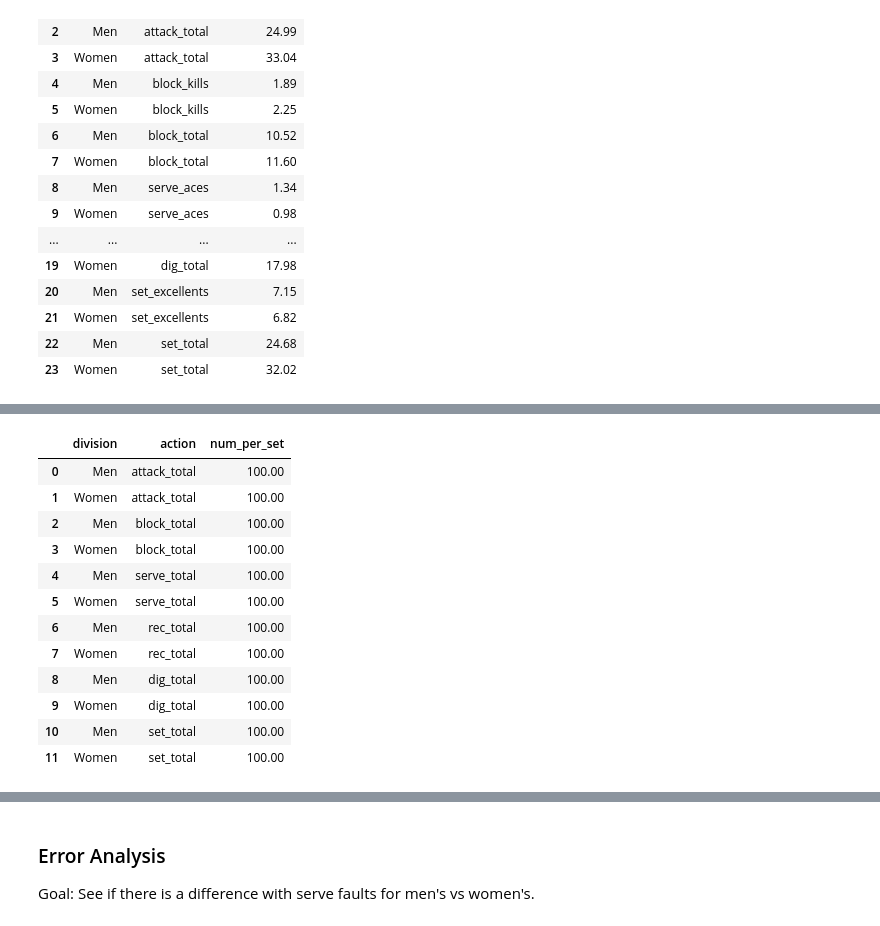
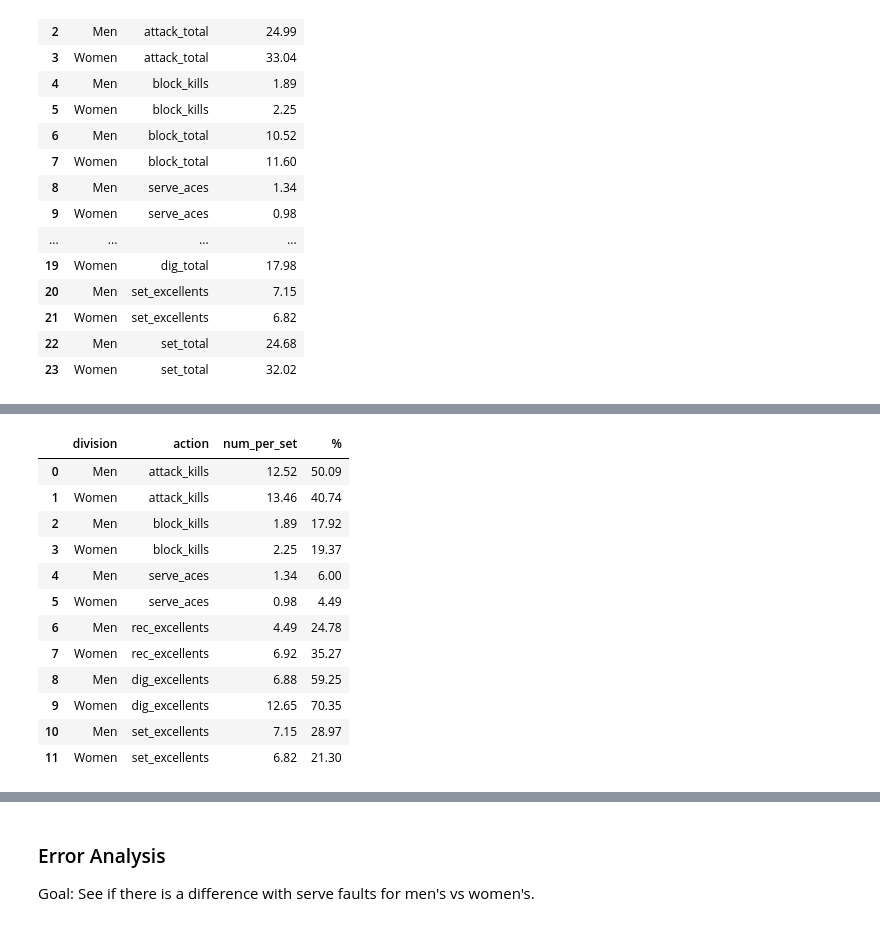
Before and after one commit to emdomingo/vnl2022-stats-exploration, a Jupyter notebook: notebooks/02-men-vs-women-comparision.ipynb, the cells around one changed output, grey strips where cells are left out. Saved outputs shown, nothing was run; the diff lists cells and outputs as text; code cells hidden in the pictures.

```diff
--- a/notebooks/02-men-vs-women-comparision.ipynb
+++ b/notebooks/02-men-vs-women-comparision.ipynb
@@ -99,10 +65,16 @@ sets_played = sets_played.groupby('division').sum()
 # %%
+# Getting the total kills/excellents and attempts
+
 cols = ['attack_kills', 'attack_total', 'block_kills', 'block_total', 'serve_aces', 'serve_total',
         'rec_excellents', 'rec_total', 'dig_excellents', 'dig_total', 'set_excellents', 'set_total']
-trial_df = player_df.groupby(['nationality', 'division', 'opponent', 'phase'], as_index=False)[cols].sum()
-trial_df = trial_df.groupby('division').sum()
-trial_df['sets_played'] = sets_played['sets_played']
-trial_df
+
+attempts_df = player_df.groupby(['nationality', 'division', 'opponent', 'phase'], as_index=False)[cols].sum()
+attempts_df = attempts_df.groupby('division').sum()
+
+# Appending the sets played
+
+attempts_df['sets_played'] = sets_played['sets_played']
+attempts_df
 # %% [output]
 |  | attack_kills | attack_total | block_kills | block_total | serve_aces | serve_total | rec_excellents | ... |
 | division |  |  |  |  |  |  |  | ... |
@@ -262,19 +173,22 @@ trial_df3
-# %%
-trial_df4
-# %% [output]
-|  | division | action | num_per_set |
-| 0 | Men | attack_total | 100.00 |
-| 1 | Women | attack_total | 100.00 |
-| 2 | Men | block_total | 100.00 |
-| 3 | Women | block_total | 100.00 |
-| 4 | Men | serve_total | 100.00 |
-| 5 | Women | serve_total | 100.00 |
-| 6 | Men | rec_total | 100.00 |
-| 7 | Women | rec_total | 100.00 |
-| 8 | Men | dig_total | 100.00 |
-| 9 | Women | dig_total | 100.00 |
-| 10 | Men | set_total | 100.00 |
-| 11 | Women | set_total | 100.00 |
+# %%
+# Let's also look into kill / excellent percentage
+
+kills_df['%'] = 100 * kills_df['num_per_set'] / totals_df['num_per_set']
+kills_df
+# %% [output]
+|  | division | action | num_per_set | % |
+| 0 | Men | attack_kills | 12.52 | 50.09 |
+| 1 | Women | attack_kills | 13.46 | 40.74 |
+| 2 | Men | block_kills | 1.89 | 17.92 |
+| 3 | Women | block_kills | 2.25 | 19.37 |
+| 4 | Men | serve_aces | 1.34 | 6.00 |
+| 5 | Women | serve_aces | 0.98 | 4.49 |
+| 6 | Men | rec_excellents | 4.49 | 24.78 |
+| 7 | Women | rec_excellents | 6.92 | 35.27 |
+| 8 | Men | dig_excellents | 6.88 | 59.25 |
+| 9 | Women | dig_excellents | 12.65 | 70.35 |
+| 10 | Men | set_excellents | 7.15 | 28.97 |
+| 11 | Women | set_excellents | 6.82 | 21.30 |
 # %%
 plt.figure(figsize=(10, 8))
 
```
Also changed, not shown: parts of 29 cells of this notebook.
